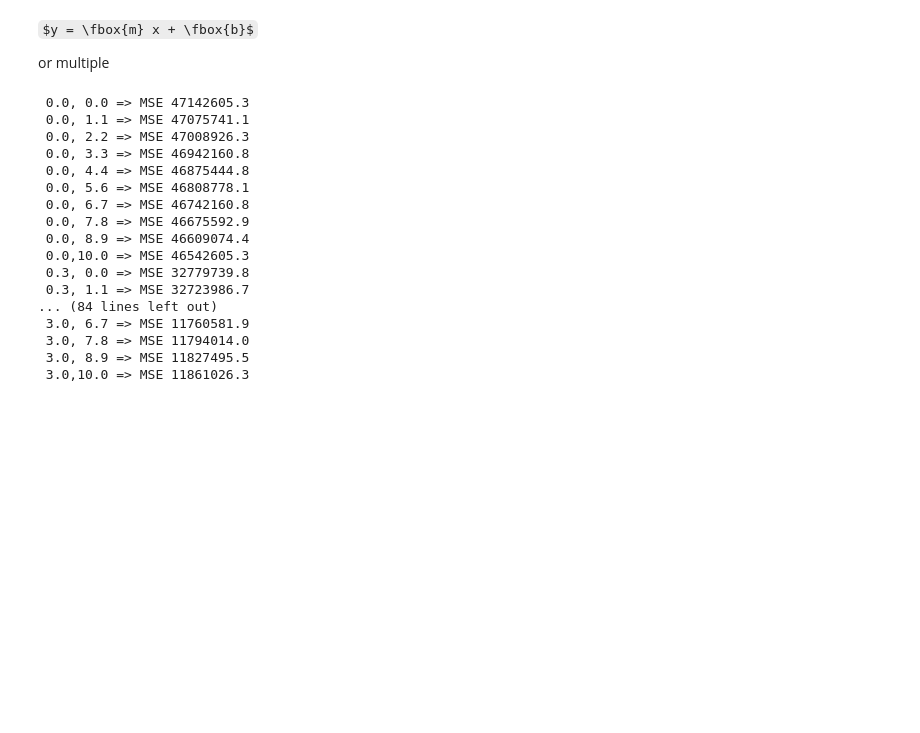
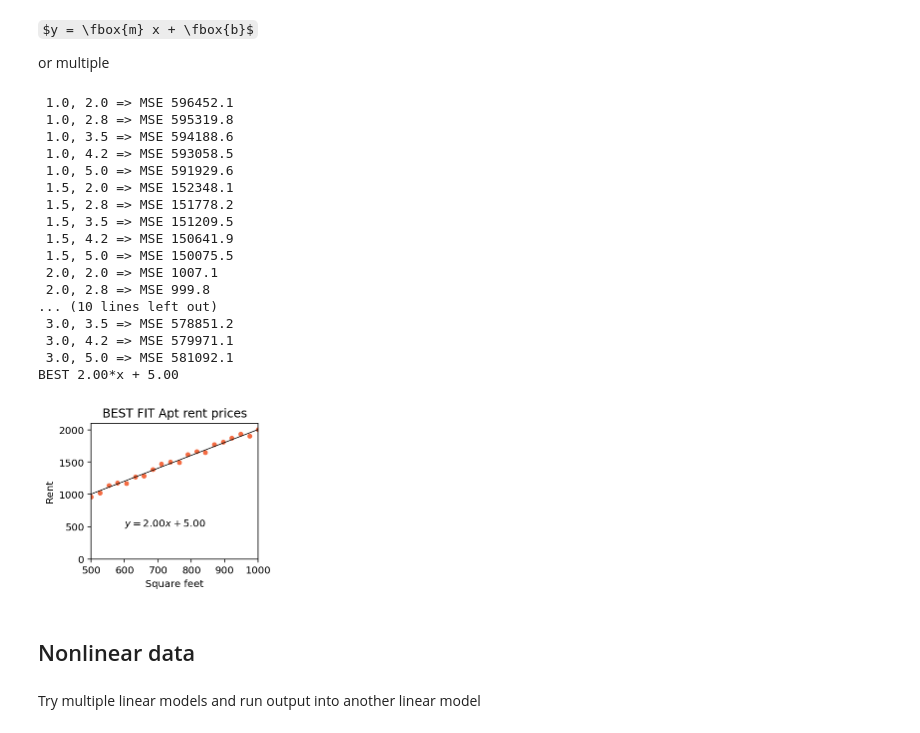
Before and after one commit to parrt/fundamentals-of-deep-learning, a Jupyter notebook: notebooks/playground.ipynb, the cells around one changed output. Cells and saved outputs as stored; diff of their text form; code cells hidden in the pictures; some formulas as TeX source; blank space fills up the shorter version.

```diff
--- a/notebooks/playground.ipynb
+++ b/notebooks/playground.ipynb
@@ -39,27 +45,50 @@ $y = \fbox{m} x + \fbox{b}$
 
 or multiple
 # %%
-# brute force model parameter space search
-for m in np.linspace(0,3,num=10):
-    for b in np.linspace(0,10,num=10):
+# brute force model parameter space search (m,b)
+best = (1e100,0,0)
+for m in np.linspace(1,3,num=5):
+    for b in np.linspace(2,5,num=5):
         y = m * df.x + b
-        mse = np.sum((y - df.y)**2)
+        mse = np.mean((y - df.y)**2)
+        if mse < best[0]:
+            best = (mse,m,b)
         print(f"{m:4.1f},{b:4.1f} => MSE {mse:.1f}")
+print(f"BEST {best[1]:.2f}*x + {best[2]:.2f}")
 # %% [output]
- 0.0, 0.0 => MSE 47142605.3
- 0.0, 1.1 => MSE 47075741.1
- 0.0, 2.2 => MSE 47008926.3
- 0.0, 3.3 => MSE 46942160.8
- 0.0, 4.4 => MSE 46875444.8
- 0.0, 5.6 => MSE 46808778.1
- 0.0, 6.7 => MSE 46742160.8
- 0.0, 7.8 => MSE 46675592.9
- 0.0, 8.9 => MSE 46609074.4
- 0.0,10.0 => MSE 46542605.3
- 0.3, 0.0 => MSE 32779739.8
- 0.3, 1.1 => MSE 32723986.7
-... (84 lines left out)
- 3.0, 6.7 => MSE 11760581.9
- 3.0, 7.8 => MSE 11794014.0
- 3.0, 8.9 => MSE 11827495.5
- 3.0,10.0 => MSE 11861026.3
+ 1.0, 2.0 => MSE 596452.1
+ 1.0, 2.8 => MSE 595319.8
+ 1.0, 3.5 => MSE 594188.6
+ 1.0, 4.2 => MSE 593058.5
+ 1.0, 5.0 => MSE 591929.6
+ 1.5, 2.0 => MSE 152348.1
+ 1.5, 2.8 => MSE 151778.2
+ 1.5, 3.5 => MSE 151209.5
+ 1.5, 4.2 => MSE 150641.9
+ 1.5, 5.0 => MSE 150075.5
+ 2.0, 2.0 => MSE 1007.1
+ 2.0, 2.8 => MSE 999.8
+... (10 lines left out)
+ 3.0, 3.5 => MSE 578851.2
+ 3.0, 4.2 => MSE 579971.1
+ 3.0, 5.0 => MSE 581092.1
+BEST 2.00*x + 5.00
+# %%
+fig, ax = plt.subplots(figsize=(3,2.5))
+
+ax.scatter(df.x, df.y, s=15, color='#F46C43')
+ax.plot(df.x, best[1] * df.x + best[2], lw=.75, color='black')
+ax.text(600,500, f"$y = {best[1]:.2f}x + {best[2]:.2f}$")
+ax.set_xlim(500,1000)
+ax.set_ylim(0,2100)
+ax.set_xlabel("Square feet")
+ax.set_ylabel("Rent")
+plt.title("BEST FIT Apt rent prices")
+
+plt.show()
+# %% [output]
+[figure, added]
+# %% [markdown]
+## Nonlinear data
+# %% [markdown]
+Try multiple linear models and run output into another linear model
```
Also changed, not shown: parts of 26 cells of this notebook, 4 other files.
